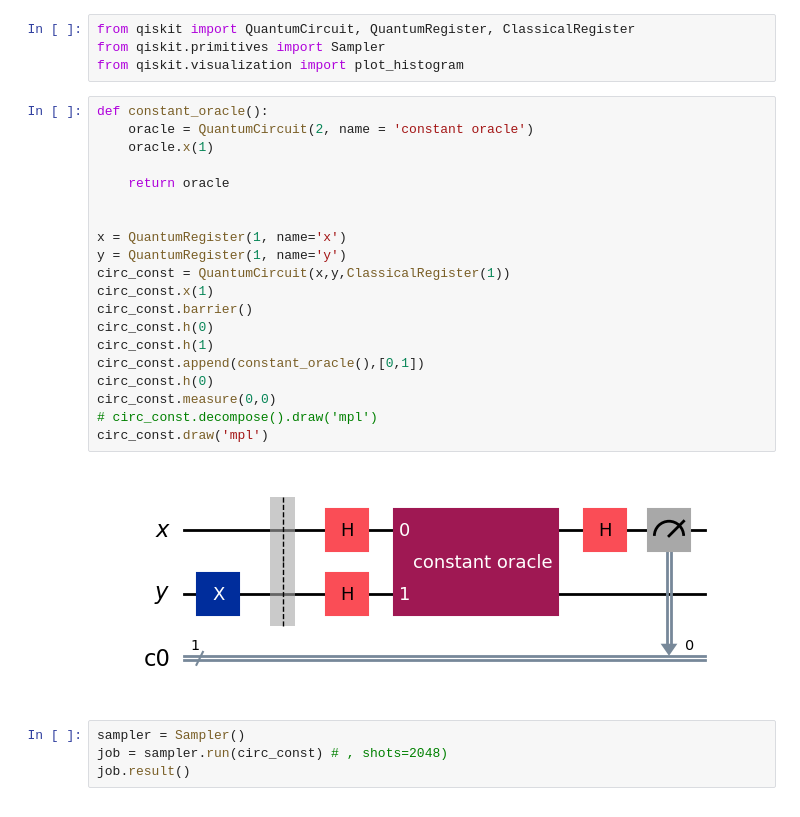
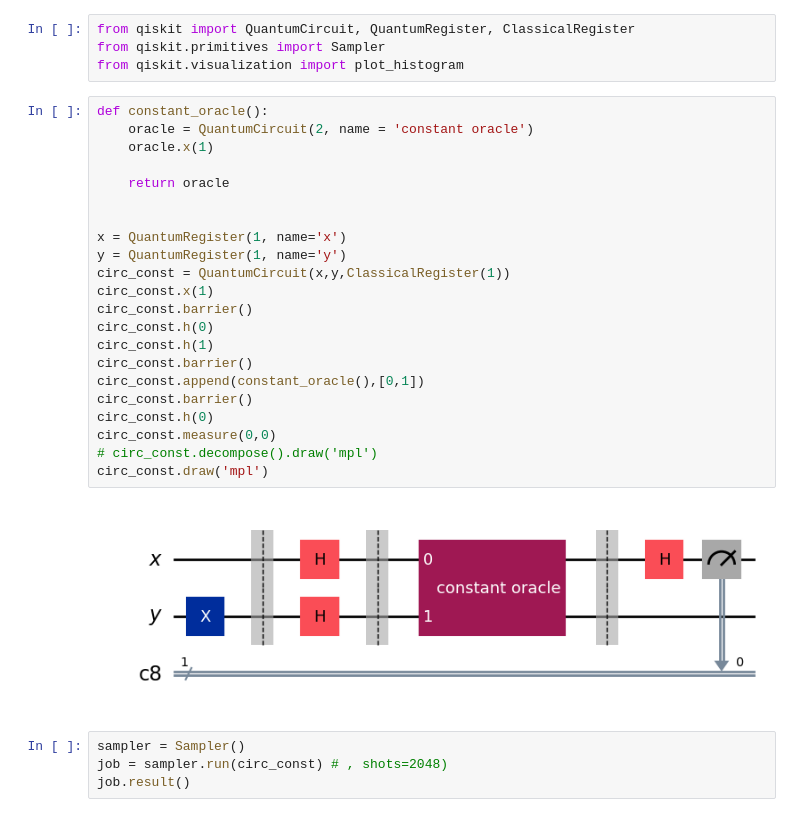
Before and after one commit to NicolaAssolini98/QuantumLab, a Jupyter notebook: Lab2/Lesson2.ipynb, the cells around one changed output. Drawn from its saved outputs; the diff is of its cells as text.

```diff
--- a/Lab2/Lesson2.ipynb
+++ b/Lab2/Lesson2.ipynb
@@ -49,25 +49,27 @@ from qiskit.visualization import plot_histogram
 # %%
 def constant_oracle():
     oracle = QuantumCircuit(2, name = 'constant oracle')
     oracle.x(1)
 
     return oracle
 
 
 x = QuantumRegister(1, name='x')
 y = QuantumRegister(1, name='y')
 circ_const = QuantumCircuit(x,y,ClassicalRegister(1))
 circ_const.x(1)
 circ_const.barrier()
 circ_const.h(0)
 circ_const.h(1)
+circ_const.barrier()
 circ_const.append(constant_oracle(),[0,1])
+circ_const.barrier()
 circ_const.h(0)
 circ_const.measure(0,0)
 # circ_const.decompose().draw('mpl')
 circ_const.draw('mpl')
 # %% [output]
-[figure, old version]
+[figure, new version]
 # %%
 sampler = Sampler()
 job = sampler.run(circ_const) # , shots=2048)
```
Also changed, not shown: parts of 4 cells of this notebook, 1 other file.
